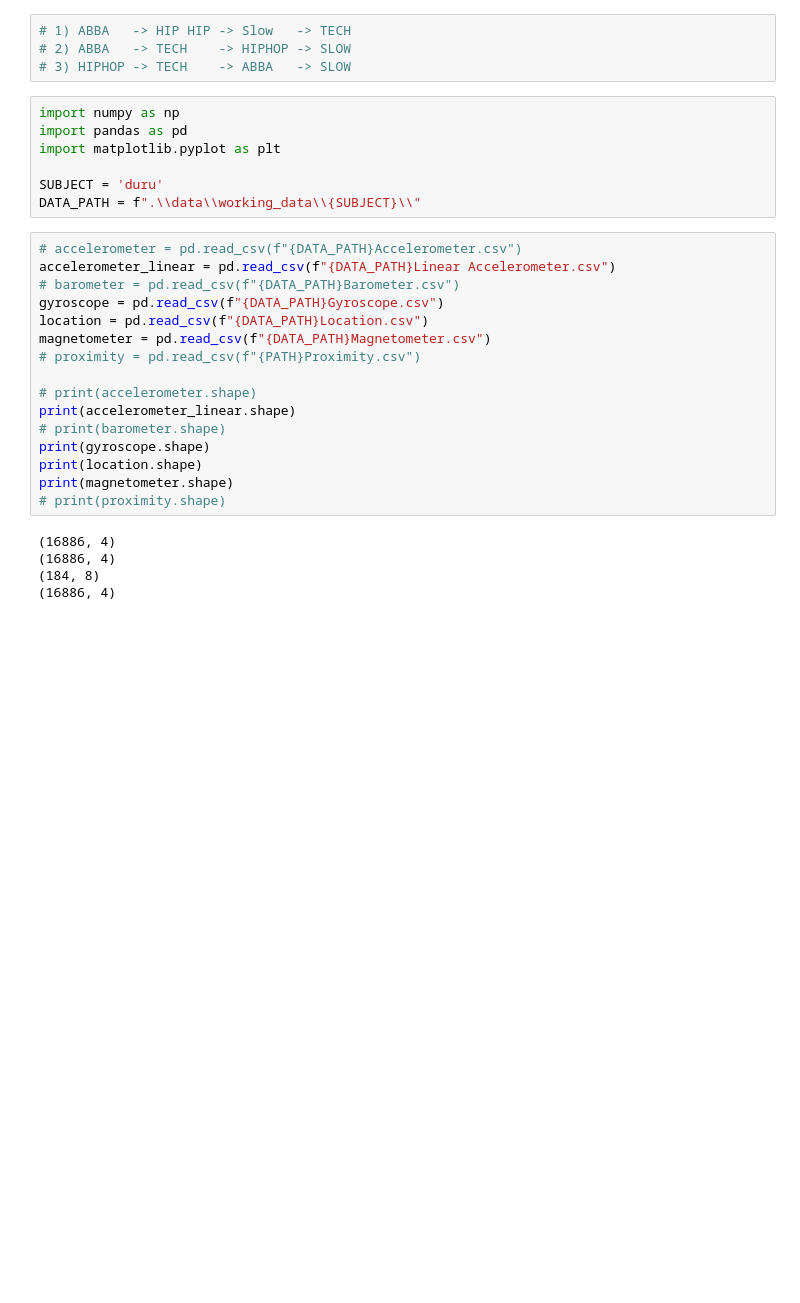
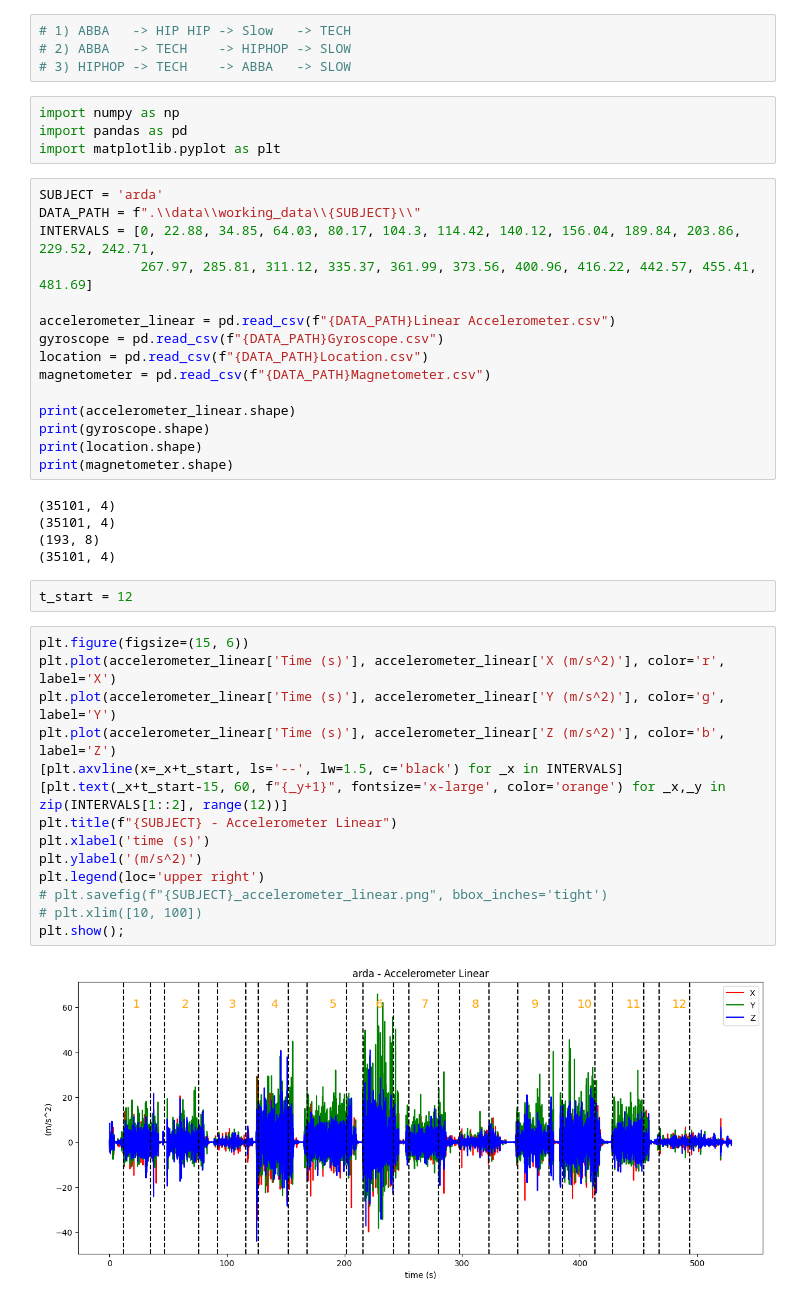
Before and after one commit to ardaergin/ML4QS, a Jupyter notebook: censor_graphs.ipynb, the cells around one changed output. Cells and saved outputs as stored; diff of their text form; blank space fills up the shorter version.

Commit message:
intervals added

```diff
--- a/censor_graphs.ipynb
+++ b/censor_graphs.ipynb
@@ -6,27 +6,41 @@
 import numpy as np
 import pandas as pd
 import matplotlib.pyplot as plt
-
-SUBJECT = 'duru'
-DATA_PATH = f".\\data\\working_data\\{SUBJECT}\\"
 # %%
-# accelerometer = pd.read_csv(f"{DATA_PATH}Accelerometer.csv")
+SUBJECT = 'arda'
+DATA_PATH = f".\\data\\working_data\\{SUBJECT}\\"
+INTERVALS = [0, 22.88, 34.85, 64.03, 80.17, 104.3, 114.42, 140.12, 156.04, 189.84, 203.86, 229.52, 242.71,
+             267.97, 285.81, 311.12, 335.37, 361.99, 373.56, 400.96, 416.22, 442.57, 455.41, 481.69]
+
 accelerometer_linear = pd.read_csv(f"{DATA_PATH}Linear Accelerometer.csv")
-# barometer = pd.read_csv(f"{DATA_PATH}Barometer.csv")
 gyroscope = pd.read_csv(f"{DATA_PATH}Gyroscope.csv")
 location = pd.read_csv(f"{DATA_PATH}Location.csv")
 magnetometer = pd.read_csv(f"{DATA_PATH}Magnetometer.csv")
-# proximity = pd.read_csv(f"{PATH}Proximity.csv")
 
-# print(accelerometer.shape)
 print(accelerometer_linear.shape)
-# print(barometer.shape)
 print(gyroscope.shape)
 print(location.shape)
 print(magnetometer.shape)
-# print(proximity.shape)
 # %% [output]
-(16886, 4)
-(16886, 4)
-(184, 8)
-(16886, 4)
+(35101, 4)
+(35101, 4)
+(193, 8)
+(35101, 4)
+# %%
+t_start = 12
+# %%
+plt.figure(figsize=(15, 6))
+plt.plot(accelerometer_linear['Time (s)'], accelerometer_linear['X (m/s^2)'], color='r', label='X')
+plt.plot(accelerometer_linear['Time (s)'], accelerometer_linear['Y (m/s^2)'], color='g', label='Y')
+plt.plot(accelerometer_linear['Time (s)'], accelerometer_linear['Z (m/s^2)'], color='b', label='Z')
+[plt.axvline(x=_x+t_start, ls='--', lw=1.5, c='black') for _x in INTERVALS]
+[plt.text(_x+t_start-15, 60, f"{_y+1}", fontsize='x-large', color='orange') for _x,_y in zip(INTERVALS[1::2], range(12))]
+plt.title(f"{SUBJECT} - Accelerometer Linear")
+plt.xlabel('time (s)')
+plt.ylabel('(m/s^2)')
+plt.legend(loc='upper right')
+# plt.savefig(f"{SUBJECT}_accelerometer_linear.png", bbox_inches='tight')
+# plt.xlim([10, 100])
+plt.show();
+# %% [output]
+[figure, added]
```
Also changed, not shown: parts of 6 cells of this notebook.
